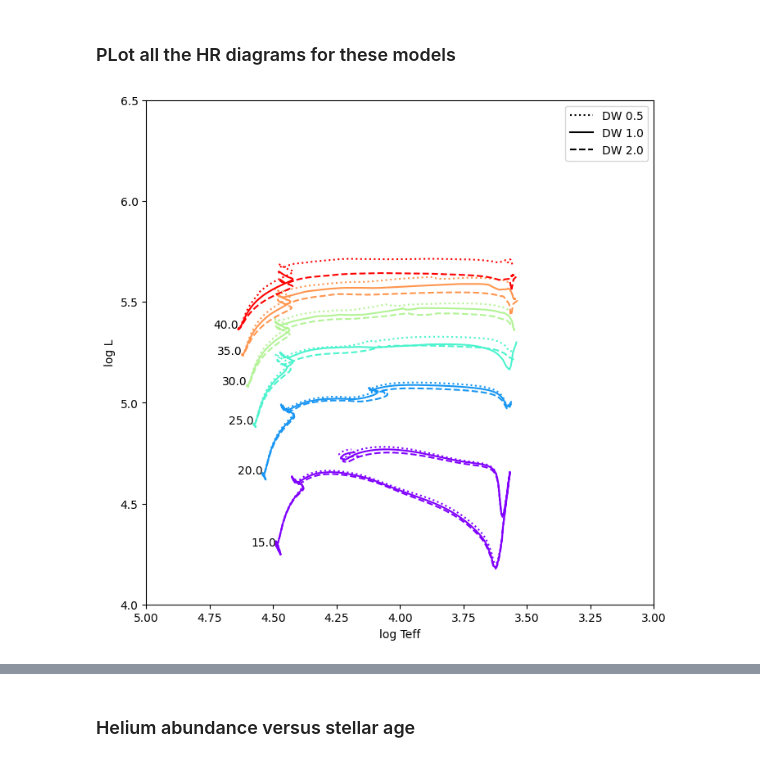
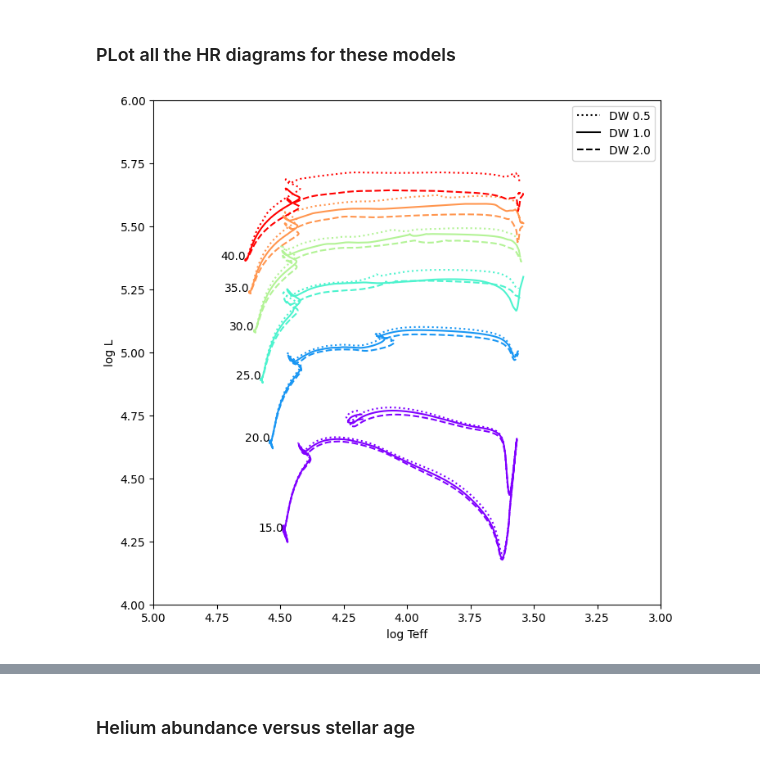
Before and after one commit to LiekeVanSon/ASBE-course, a Jupyter notebook: practicum/session3/solutions_session3/solutions_session3.ipynb, the cells around one changed output, grey strips where cells are left out. Saved outputs shown, nothing was run; the diff lists cells and outputs as text; code cells hidden in the pictures.

```diff
--- a/practicum/session3/solutions_session3/solutions_session3.ipynb
+++ b/practicum/session3/solutions_session3/solutions_session3.ipynb
@@ -257,26 +164,0 @@ plt.show()
-# %%
-colors = plt.cm.rainbow(np.linspace(0,1,len(low_DWs))) #3rd num is the number of colours Set2
-
-fig, ax = plt.subplots(figsize=(8, 8))
-for i in range(len(low_DWs)):
-    # identify start of MS
-    # start = np.flatnonzero(np.asarray(hist.center_h1) < 0.69)[0] if (np.asarray(hist.center_h1) < 0.69).any() else 0
-
-    # star_not_coreHeburng = fid_DWs[i].c_log_eps_burn_tri_alfa < 5
-
-    # ax.plot(fid_DWs[i].star_age, np.log10(fid_DWs[i].center_he4) , color = colors[i], label=np.round(fid_DWs[i].star_mass[0]), ls = ':' )
-
-    ax.plot(low_DWs[i].star_age, np.log10(low_DWs[i].center_he4) , color = colors[i], label=np.round(low_DWs[i].star_mass[0]), ls = ':' )
-    ax.plot(mid_DWs[i].star_age, np.log10(mid_DWs[i].center_he4) , color = colors[i], label= None, ls = '-')
-    ax.plot(high_DWs[i].star_age, np.log10(high_DWs[i].center_he4) , color = colors[i], label= None, ls = '--')
-
-
-plt.axhline(np.log10(1e-1), color='red', linestyle='--', label='5e-2')
-plt.legend(fontsize=12)
-# ax.set_xlim(3.45, 4.9)
-ax.set_ylim(-1.5, 0.1)
-plt.title(var)
-plt.xlabel('Star Age (years)', fontsize=15)
-plt.ylabel('log 10 Center He4 abundance', fontsize=15)
-plt.savefig(f"./plots/center_he_abundance_evol_{var.replace('.','_')}")
-plt.show()
@@ -287,32 +167,31 @@ plt.show()
 # %%
 fig, ax = plt.subplots(figsize=(8, 8))
 
 # Use the same colors for all masses
 colors = plt.cm.rainbow(np.linspace(0,1,len(low_DWs))) #3rd num is the number of colours Set2
 
 for i in range(len(low_DWs)):
     # star_not_coreHeburng = fid_DWs[i].c_log_eps_burn_tri_alfa < 8
     # plt.plot(fid_DWs[i].log_Teff, fid_DWs[i].log_L,color = colors[i], ls = '-')
     # ax.text(fid_DWs[i].log_Teff[0], fid_DWs[i].log_L[0],f'{np.round(fid_DWs[i].star_mass[0])}', ha = 'right')
 
     plt.plot(low_DWs[i].log_Teff, low_DWs[i].log_L,color = colors[i], ls = ':')
     plt.plot(mid_DWs[i].log_Teff, mid_DWs[i].log_L,color = colors[i], ls = '-')
     plt.plot(high_DWs[i].log_Teff, high_DWs[i].log_L,color = colors[i], ls = '--')
 
     ax.text(mid_DWs[i].log_Teff[0], mid_DWs[i].log_L[0], f'{np.round(mid_DWs[i].star_mass[0])}', ha = 'right')
 
-
 plt.plot(-1,-1, c = 'k', label = 'DW 0.5',ls = ':')
 plt.plot(-1,-1, c = 'k', label = 'DW 1.0',)
 plt.plot(-1,-1, c = 'k', label = 'DW 2.0', ls = '--')
 
 plt.legend()
 ax.set_xlabel('log Teff')
 ax.set_ylabel('log L')
 ax.set_xlim(3, 5)
 ax.invert_xaxis()
-ax.set_ylim(4,6.5)
+ax.set_ylim(4,6.)
 
 plt.show()
 # %% [output]
-[figure, old version]
+[figure, new version]
```
Also changed, not shown: parts of 26 cells of this notebook, 15 other files.
